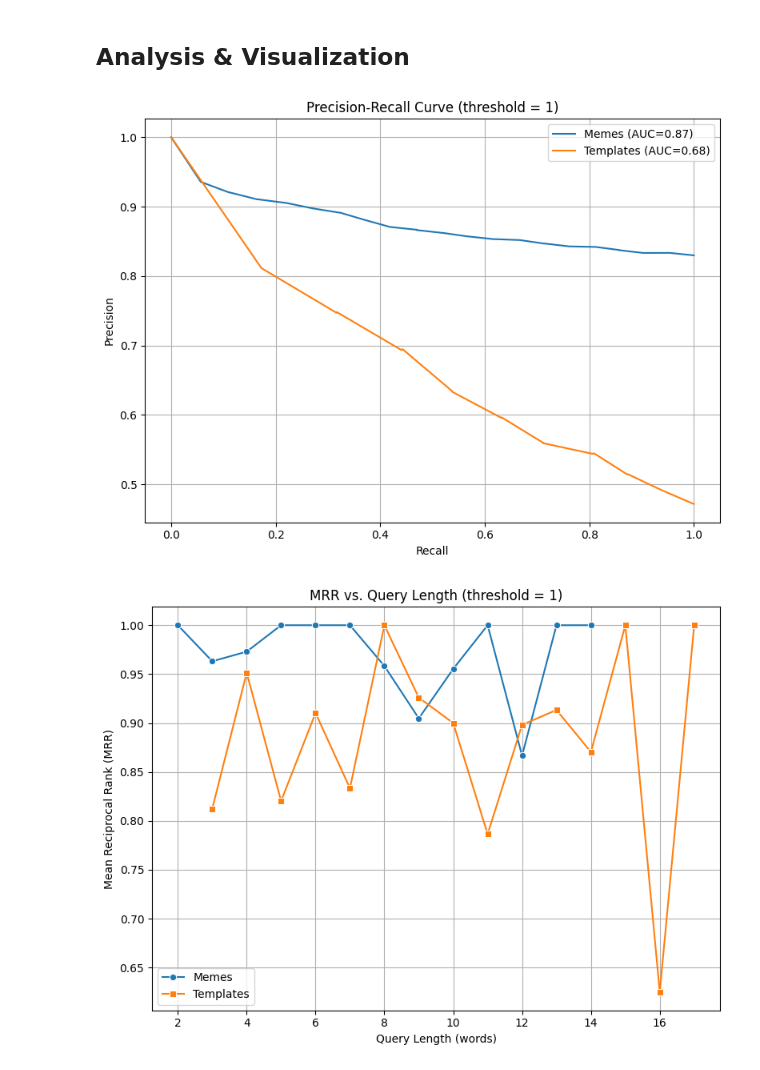
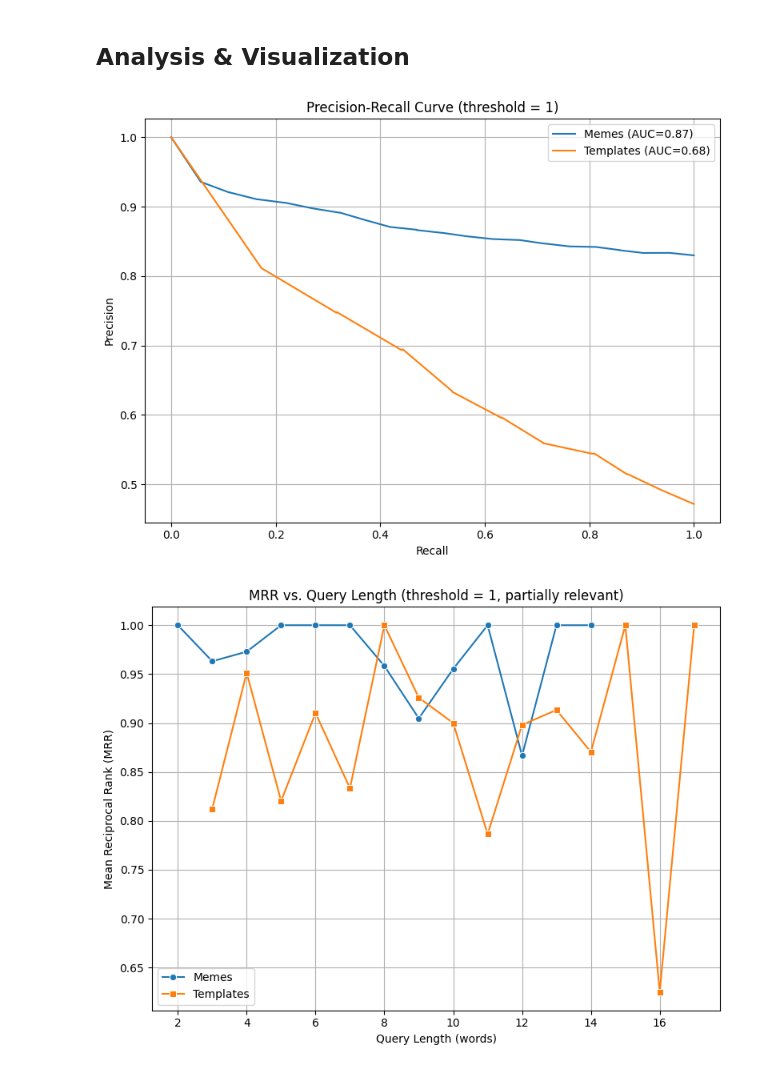
Before and after one commit to TriAnLe171/Meme_Recommendation_Project, a Jupyter notebook: evaluation.ipynb, the cells around one changed output. Saved outputs shown, nothing was run; the diff lists cells and outputs as text; code cells hidden in the pictures.

```diff
--- a/evaluation.ipynb
+++ b/evaluation.ipynb
@@ -192,35 +197,35 @@ template_df = pd.read_csv("test_template.csv", names=['query', 'relevance', 'dir
 threshold = 1
 meme_df = binarize_relevance(meme_df, threshold)
 template_df = binarize_relevance(template_df, threshold)
 
 # --- Plotting ---
 
 # 1. Precision-Recall curves
 plt.figure(figsize=(8, 6))
 plot_precision_recall(meme_df, "Memes")
 plot_precision_recall(template_df, "Templates")
 plt.title("Precision-Recall Curve (threshold = 1)")
 plt.grid(True)
 plt.tight_layout()
 plt.show()
 
 # 2. MRR by query length
 meme_mrr = compute_mrr_by_query_length(meme_df, threshold)
 template_mrr = compute_mrr_by_query_length(template_df, threshold)
 
 plt.figure(figsize=(8, 6))
 sns.lineplot(data=meme_mrr, x="query_length", y="MRR", marker="o", label="Memes")
 sns.lineplot(data=template_mrr, x="query_length", y="MRR", marker="s", label="Templates")
-plt.title("MRR vs. Query Length (threshold = 1)")
+plt.title("MRR vs. Query Length (threshold = 1, partially relevant)")
 plt.xlabel("Query Length (words)")
 plt.ylabel("Mean Reciprocal Rank (MRR)")
 plt.grid(True)
 plt.legend()
 plt.tight_layout()
 plt.show()
 # %% [output]
 [figure]
-[figure, old version]
+[figure, new version]
 # %%
 meme_df = pd.read_csv("test_meme.csv", names=['query', 'relevance', 'directory'])
 template_df = pd.read_csv("test_template.csv", names=['query', 'relevance', 'directory'])
```
Also changed, not shown: parts of 4 cells of this notebook.
